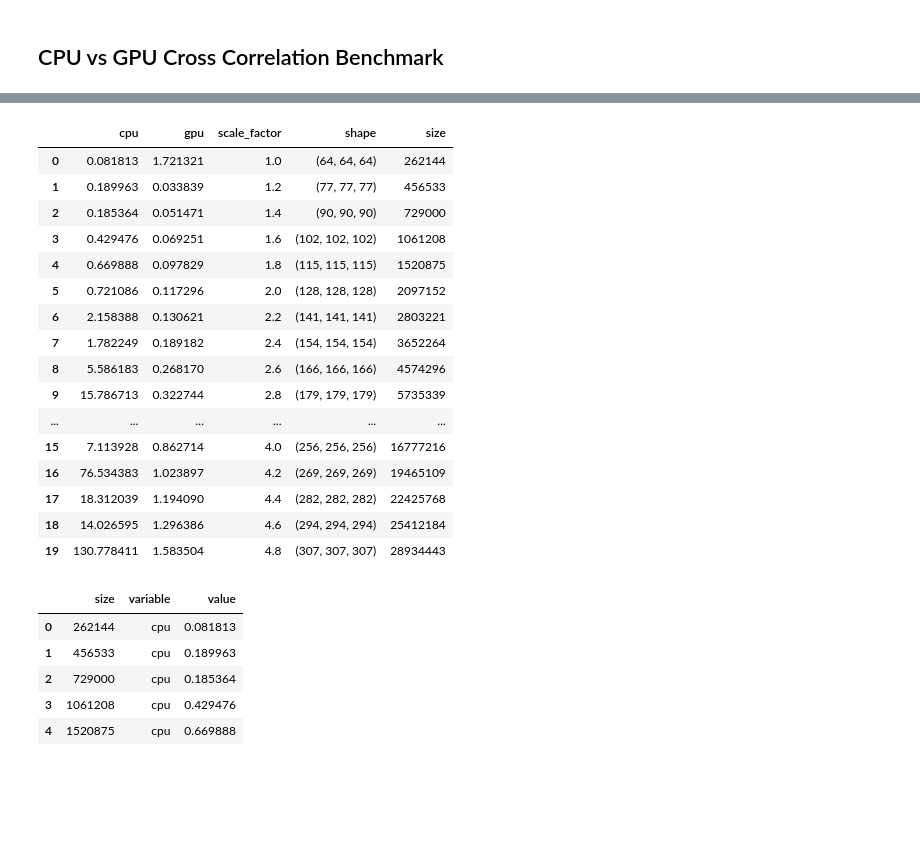
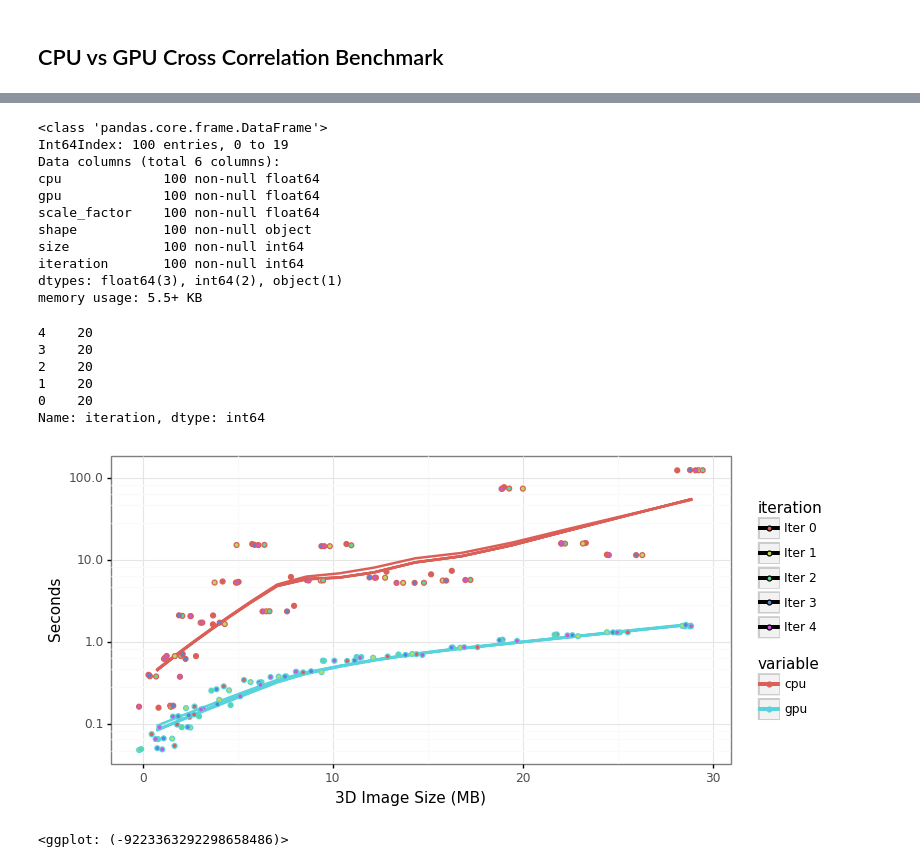
Before and after one commit to hammerlab/cytokit, a Jupyter notebook: python/notebooks/benchmarks/cross_correlation.ipynb, the cells around one changed output, grey strips where cells are left out. Saved outputs shown, nothing was run; the diff lists cells and outputs as text; code cells hidden in the pictures; blank space fills up the shorter version.

```diff
--- a/python/notebooks/benchmarks/cross_correlation.ipynb
+++ b/python/notebooks/benchmarks/cross_correlation.ipynb
@@ -51,30 +119,44 @@ df = benchmark(img)
 # %%
-df
+df.info()
 # %% [output]
-|  | cpu | gpu | scale_factor | shape | size |
-| 0 | 0.081813 | 1.721321 | 1.0 | (64, 64, 64) | 262144 |
-| 1 | 0.189963 | 0.033839 | 1.2 | (77, 77, 77) | 456533 |
-| 2 | 0.185364 | 0.051471 | 1.4 | (90, 90, 90) | 729000 |
-| 3 | 0.429476 | 0.069251 | 1.6 | (102, 102, 102) | 1061208 |
-| 4 | 0.669888 | 0.097829 | 1.8 | (115, 115, 115) | 1520875 |
-| 5 | 0.721086 | 0.117296 | 2.0 | (128, 128, 128) | 2097152 |
-| 6 | 2.158388 | 0.130621 | 2.2 | (141, 141, 141) | 2803221 |
-| 7 | 1.782249 | 0.189182 | 2.4 | (154, 154, 154) | 3652264 |
-| 8 | 5.586183 | 0.268170 | 2.6 | (166, 166, 166) | 4574296 |
-| 9 | 15.786713 | 0.322744 | 2.8 | (179, 179, 179) | 5735339 |
-| ... | ... | ... | ... | ... | ... |
-| 15 | 7.113928 | 0.862714 | 4.0 | (256, 256, 256) | 16777216 |
-| 16 | 76.534383 | 1.023897 | 4.2 | (269, 269, 269) | 19465109 |
-| 17 | 18.312039 | 1.194090 | 4.4 | (282, 282, 282) | 22425768 |
-| 18 | 14.026595 | 1.296386 | 4.6 | (294, 294, 294) | 25412184 |
-| 19 | 130.778411 | 1.583504 | 4.8 | (307, 307, 307) | 28934443 |
+<class 'pandas.core.frame.DataFrame'>
+Int64Index: 100 entries, 0 to 19
+Data columns (total 6 columns):
+cpu             100 non-null float64
+gpu             100 non-null float64
+scale_factor    100 non-null float64
+shape           100 non-null object
+size            100 non-null int64
+iteration       100 non-null int64
+dtypes: float64(3), int64(2), object(1)
+memory usage: 5.5+ KB
-# %%
-df[['size', 'cpu', 'gpu']].melt(id_vars='size').head()
-# %% [output]
-|  | size | variable | value |
-| 0 | 262144 | cpu | 0.081813 |
-| 1 | 456533 | cpu | 0.189963 |
-| 2 | 729000 | cpu | 0.185364 |
-| 3 | 1061208 | cpu | 0.429476 |
-| 4 | 1520875 | cpu | 0.669888 |
+# %%
+df.iteration.value_counts()
+# %% [output]
+4    20
+3    20
+2    20
+1    20
+0    20
+Name: iteration, dtype: int64
+# %%
+(
+    pn.ggplot(
+        df.query('scale_factor > 1.2')\
+            .assign(iteration=lambda df: 'Iter ' + df['iteration'].astype(str))\
+            .assign(mb=lambda df: df['size']/1000000)[['mb', 'iteration', 'cpu', 'gpu']]\
+            .melt(id_vars=['mb', 'iteration']),
+        pn.aes(x='mb', y='value', color='variable', fill='iteration')
+    ) +
+    pn.stat_smooth(se=False) +
+    pn.geom_jitter(width=1) +
+    pn.scale_y_log10() +
+    pn.theme_bw() +
+    pn.xlab('3D Image Size (MB)') +
+    pn.ylab('Seconds') +
+    pn.theme(figure_size=(8, 4))
+)
+# %% [output]
+[figure, added]
+<ggplot: (-9223363292298658486)>
 # %%
```
Also changed, not shown: parts of 10 cells of this notebook, 3 other files.
